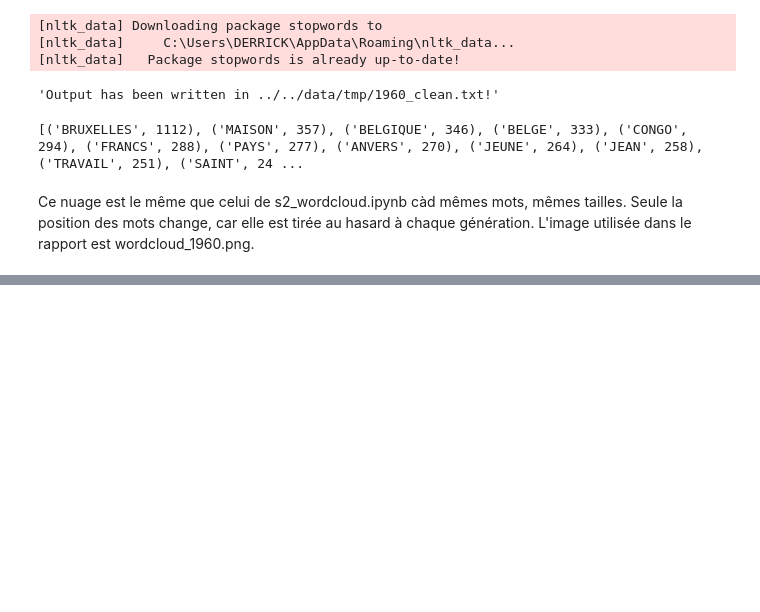
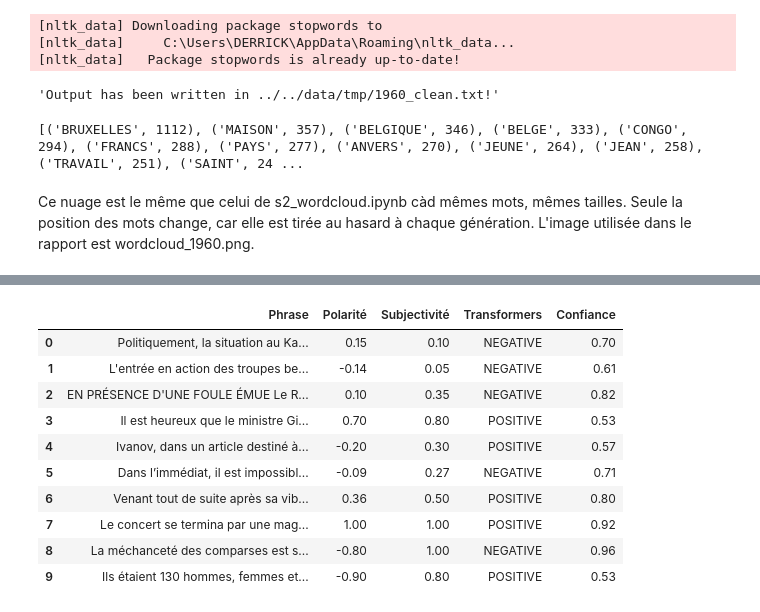
Before and after one commit to ndabarude19/tac, a Jupyter notebook: tps/tp2/tp2_combine.ipynb, the cells around one changed output, grey strips where cells are left out. Saved outputs shown, nothing was run; the diff lists cells and outputs as text; code cells hidden in the pictures; blank space fills up the shorter version.

Commit message:
tp2: notebook combiné, ajout de l'analyse de sentiment des dix phrases

```diff
--- a/tps/tp2/tp2_combine.ipynb
+++ b/tps/tp2/tp2_combine.ipynb
@@ -185,0 +352,5 @@ Image(filename=os.path.join(temp_path, f"{year}.png"))
+# %%
+# Fichier d'origine de chaque phrase retenue
+for phrase in phrases:
+    sources = [f for f, sentence in candidates if sentence == phrase]
+    print(sources, "|", phrase[:60])
@@ -185,0 +368,6 @@ Image(filename=os.path.join(temp_path, f"{year}.png"))
+# %%
+# Analyse de chaque phrase avec la fonction du cours
+for phrase in phrases:
+    print(phrase)
+    get_sentiment(phrase)
+    print()
@@ -185,0 +392,9 @@ Image(filename=os.path.join(temp_path, f"{year}.png"))
+# %%
+# Résumer les résultats dans un tableau
+pd.set_option('display.max_colwidth', None)
+results = []
+for phrase in phrases:
+    polarity, subjectivity = tb(phrase).sentiment
+    results.append({"Phrase": phrase, "Polarité": round(polarity, 2), "Subjectivité": round(subjectivity, 2)})
+table = pd.DataFrame(results)
+table
@@ -185,0 +415,5 @@ Image(filename=os.path.join(temp_path, f"{year}.png"))
+# %%
+tokenizer = AutoTokenizer.from_pretrained("philschmid/pt-tblard-tf-allocine")
+model = AutoModelForSequenceClassification.from_pretrained("philschmid/pt-tblard-tf-allocine")
+
+sentiment_analyser = pipeline('sentiment-analysis', model=model, tokenizer=tokenizer)
@@ -185,0 +422,18 @@ Image(filename=os.path.join(temp_path, f"{year}.png"))
+# %%
+# Ajouter au tableau l'avis du modèle Transformers (étiquette et confiance)
+predictions = [sentiment_analyser(phrase)[0] for phrase in phrases]
+table["Transformers"] = [p["label"] for p in predictions]
+table["Confiance"] = [round(p["score"], 2) for p in predictions]
+table
+# %% [output]
+|  | Phrase | Polarité | Subjectivité | Transformers | Confiance |
+| 0 | Politiquement, la situation au Ka... | 0.15 | 0.10 | NEGATIVE | 0.70 |
+| 1 | L'entrée en action des troupes be... | -0.14 | 0.05 | NEGATIVE | 0.61 |
+| 2 | EN PRÉSENCE D'UNE FOULE ÉMUE Le R... | 0.10 | 0.35 | NEGATIVE | 0.82 |
+| 3 | Il est heureux que le ministre Gi... | 0.70 | 0.80 | POSITIVE | 0.53 |
+| 4 | Ivanov, dans un article destiné à... | -0.20 | 0.30 | POSITIVE | 0.57 |
+| 5 | Dans l’immédiat, il est impossibl... | -0.09 | 0.27 | NEGATIVE | 0.71 |
+| 6 | Venant tout de suite après sa vib... | 0.36 | 0.50 | POSITIVE | 0.80 |
+| 7 | Le concert se termina par une mag... | 1.00 | 1.00 | POSITIVE | 0.92 |
+| 8 | La méchanceté des comparses est s... | -0.80 | 1.00 | NEGATIVE | 0.96 |
+| 9 | Ils étaient 130 hommes, femmes et... | -0.90 | 0.80 | POSITIVE | 0.53 |
```
Also changed, not shown: parts of 19 cells of this notebook.
